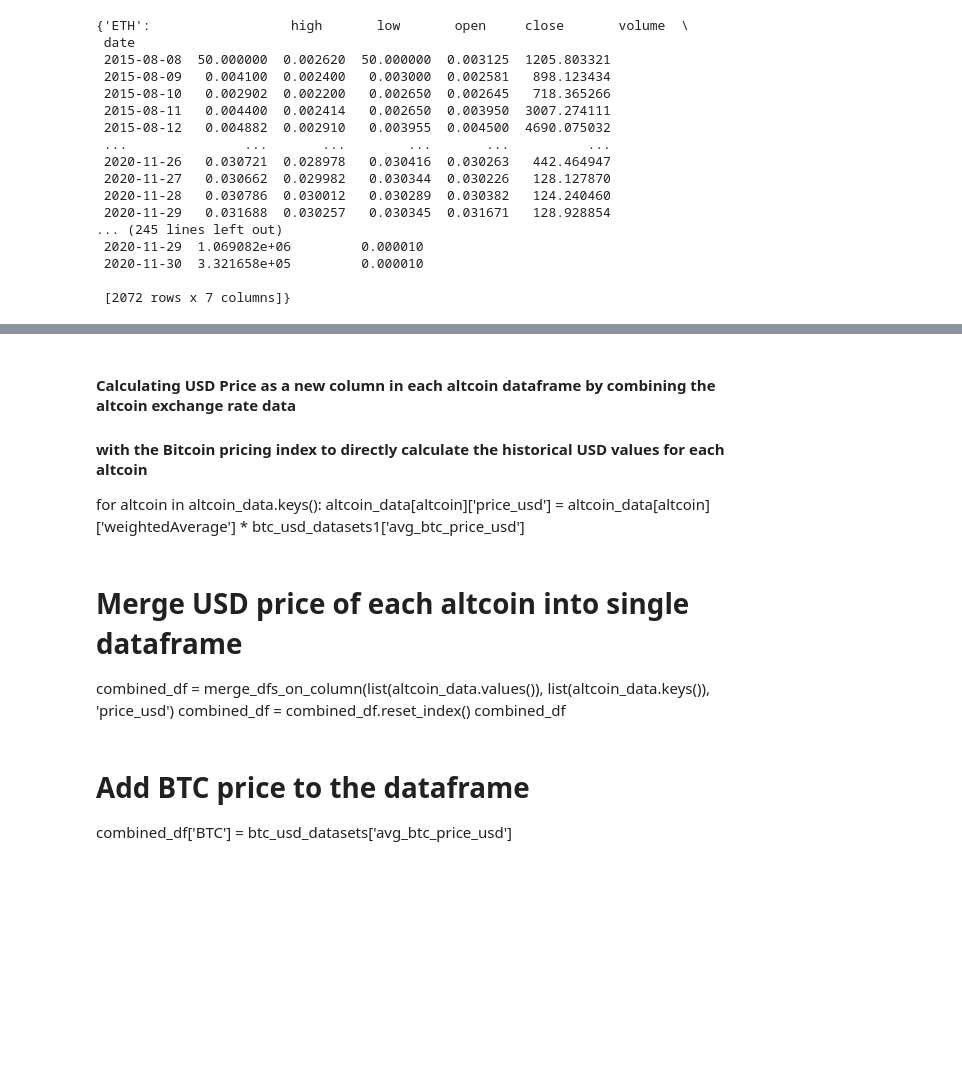
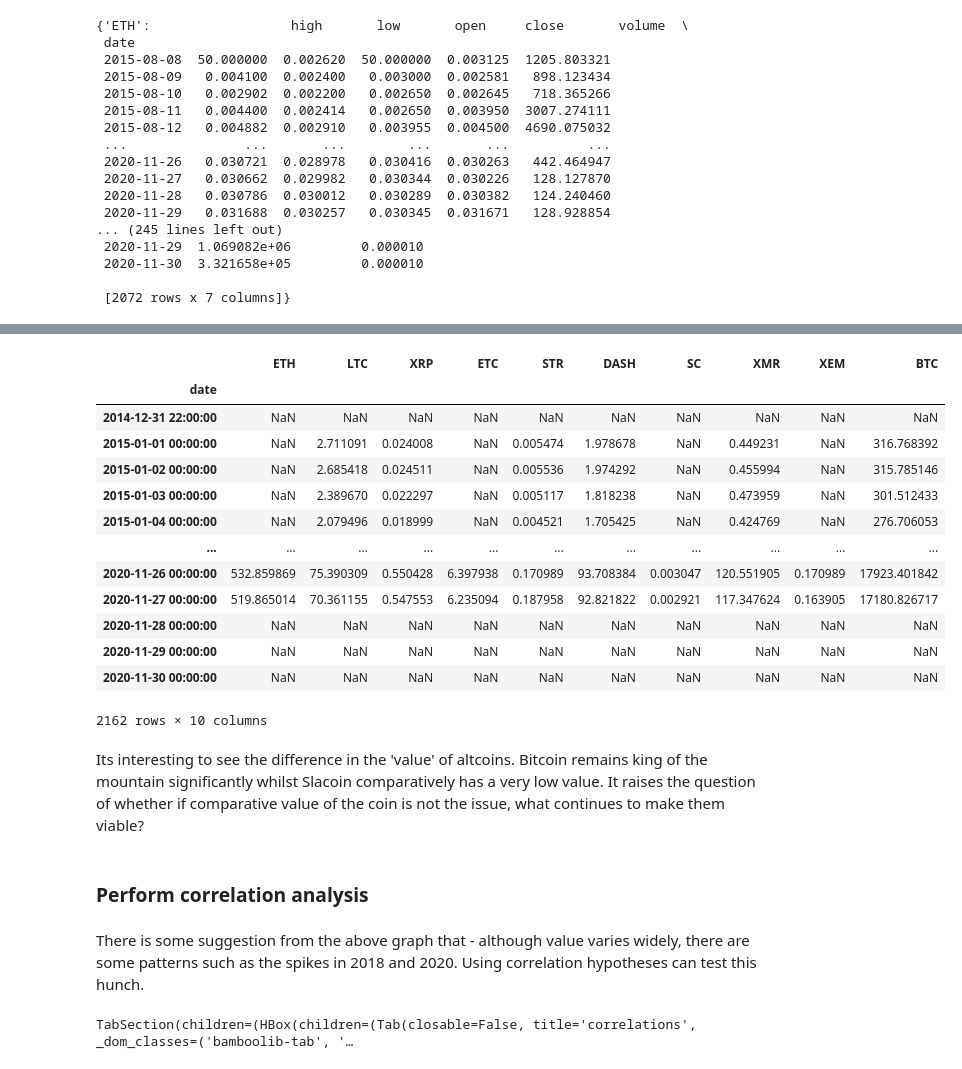
Before and after one commit to roburquhart/cryptocurrencies, a Jupyter notebook: Cryptocurrency.ipynb, the cells around one changed output, grey strips where cells are left out. Drawn from its saved outputs; the diff is of its cells as text; code cells hidden in the pictures; blank space fills up the shorter version.

```diff
--- a/Cryptocurrency.ipynb
+++ b/Cryptocurrency.ipynb
@@ -23,6 +27,6 @@ import bamboolib as bam
 # %%
 # setting up my unique API key
-quandl.ApiConfig.api_key ='sVPBsD3BcxC_z3pJK58Q'
+quandl.ApiConfig.api_key ='insert key here'
 # %%
 # Setting up a function to download the datasets from Quandl
 def get_quandl_data(quandl_id):
@@ -108,7 +105,0 @@ btc_usd_datasets
-# %%
-btc_usd_datasets = btc_usd_datasets.reset_index()
-btc_usd_datasets = btc_usd_datasets[['BITSTAMP'] + ['Date', 'KRAKEN', 'COINBASE', 'ITBIT', 'avg_btc_price_usd']]
-btc_usd_datasets = btc_usd_datasets[['BITSTAMP', 'Date', 'COINBASE', 'ITBIT', 'avg_btc_price_usd'] + ['KRAKEN']]
-btc_usd_datasets = btc_usd_datasets[['Date'] + ['BITSTAMP', 'COINBASE', 'ITBIT', 'avg_btc_price_usd', 'KRAKEN']]
-btc_usd_datasets = btc_usd_datasets[['Date', 'BITSTAMP', 'COINBASE', 'ITBIT', 'KRAKEN'] + ['avg_btc_price_usd']]
-btc_usd_datasets
@@ -141,3 +123,0 @@ We want to remove 0's in the pricing data as bitcoin has never been valued at 0
-# %%
-# Remove "0" values
-btc_usd_datasets.replace(0, np.nan, inplace=True)
@@ -248,3 +293,6 @@ btc_usd_datasets1
+# %%
+# Calculate the average BTC price as a new column
+btc_usd_datasets['avg_btc_price_usd'] = btc_usd_datasets.mean(axis=1)
 # %%
 for altcoin in altcoin_data.keys():
     altcoin_data[altcoin]['price_usd'] = altcoin_data[altcoin]['weightedAverage'] * btc_usd_datasets['avg_btc_price_usd']
@@ -288,13 +323,31 @@ combined_df['BTC'] = btc_usd_datasets1['avg_btc_price_usd']
-# %% [markdown]
-#### Calculating USD Price as a new column in each altcoin dataframe by combining the altcoin exchange rate data
-#### with the Bitcoin pricing index to directly calculate the historical USD values for each altcoin
-for altcoin in altcoin_data.keys():
-    altcoin_data[altcoin]['price_usd'] =  altcoin_data[altcoin]['weightedAverage'] * btc_usd_datasets1['avg_btc_price_usd']
-# %% [markdown]
-# Merge USD price of each altcoin into single dataframe
-combined_df = merge_dfs_on_column(list(altcoin_data.values()), list(altcoin_data.keys()), 'price_usd')
-combined_df = combined_df.reset_index()
-combined_df
-# %% [markdown]
-# Add BTC price to the dataframe
-combined_df['BTC'] = btc_usd_datasets['avg_btc_price_usd']
+# %%
+combined_df = combined_df.reset_index()
+combined_df
+# %% [output]
+|  | ETH | LTC | XRP | ETC | STR | DASH | SC | XMR | XEM | BTC |
+| date |  |  |  |  |  |  |  |  |  |  |
+| 2014-12-31 22:00:00 | NaN | NaN | NaN | NaN | NaN | NaN | NaN | NaN | NaN | NaN |
+| 2015-01-01 00:00:00 | NaN | 2.711091 | 0.024008 | NaN | 0.005474 | 1.978678 | NaN | 0.449231 | NaN | 316.768392 |
+| 2015-01-02 00:00:00 | NaN | 2.685418 | 0.024511 | NaN | 0.005536 | 1.974292 | NaN | 0.455994 | NaN | 315.785146 |
+| 2015-01-03 00:00:00 | NaN | 2.389670 | 0.022297 | NaN | 0.005117 | 1.818238 | NaN | 0.473959 | NaN | 301.512433 |
+| 2015-01-04 00:00:00 | NaN | 2.079496 | 0.018999 | NaN | 0.004521 | 1.705425 | NaN | 0.424769 | NaN | 276.706053 |
+| ... | ... | ... | ... | ... | ... | ... | ... | ... | ... | ... |
+| 2020-11-26 00:00:00 | 532.859869 | 75.390309 | 0.550428 | 6.397938 | 0.170989 | 93.708384 | 0.003047 | 120.551905 | 0.170989 | 17923.401842 |
+| 2020-11-27 00:00:00 | 519.865014 | 70.361155 | 0.547553 | 6.235094 | 0.187958 | 92.821822 | 0.002921 | 117.347624 | 0.163905 | 17180.826717 |
+| 2020-11-28 00:00:00 | NaN | NaN | NaN | NaN | NaN | NaN | NaN | NaN | NaN | NaN |
+| 2020-11-29 00:00:00 | NaN | NaN | NaN | NaN | NaN | NaN | NaN | NaN | NaN | NaN |
+| 2020-11-30 00:00:00 | NaN | NaN | NaN | NaN | NaN | NaN | NaN | NaN | NaN | NaN |
+2162 rows × 10 columns
+# %% [markdown]
+Its interesting to see the  difference in the 'value' of altcoins. Bitcoin remains king of the mountain significantly whilst Slacoin comparatively has a very low value. It raises the question of whether if comparative value of the coin is not the issue, what continues to make them viable?
+# %% [markdown]
+### Perform correlation analysis ###
+# %% [markdown]
+There is some suggestion from the above graph that - although value varies widely, there are some patterns such as the spikes in 2018 and 2020. Using correlation hypotheses can test this hunch.
+# %%
+# Calculate the pearson correlation coefficients for cryptocurrencies in 2016 and plotting a heatmap
+combined_df_2016 = combined_df[combined_df.index.year == 2016]
+combined_df_2016 = combined_df_2016.reset_index()
+bam.correlations(combined_df_2016)
+# %% [output]
+TabSection(children=(HBox(children=(Tab(closable=False, title='correlations', _dom_classes=('bamboolib-tab', '…
```
Also changed, not shown: parts of 37 cells of this notebook.
